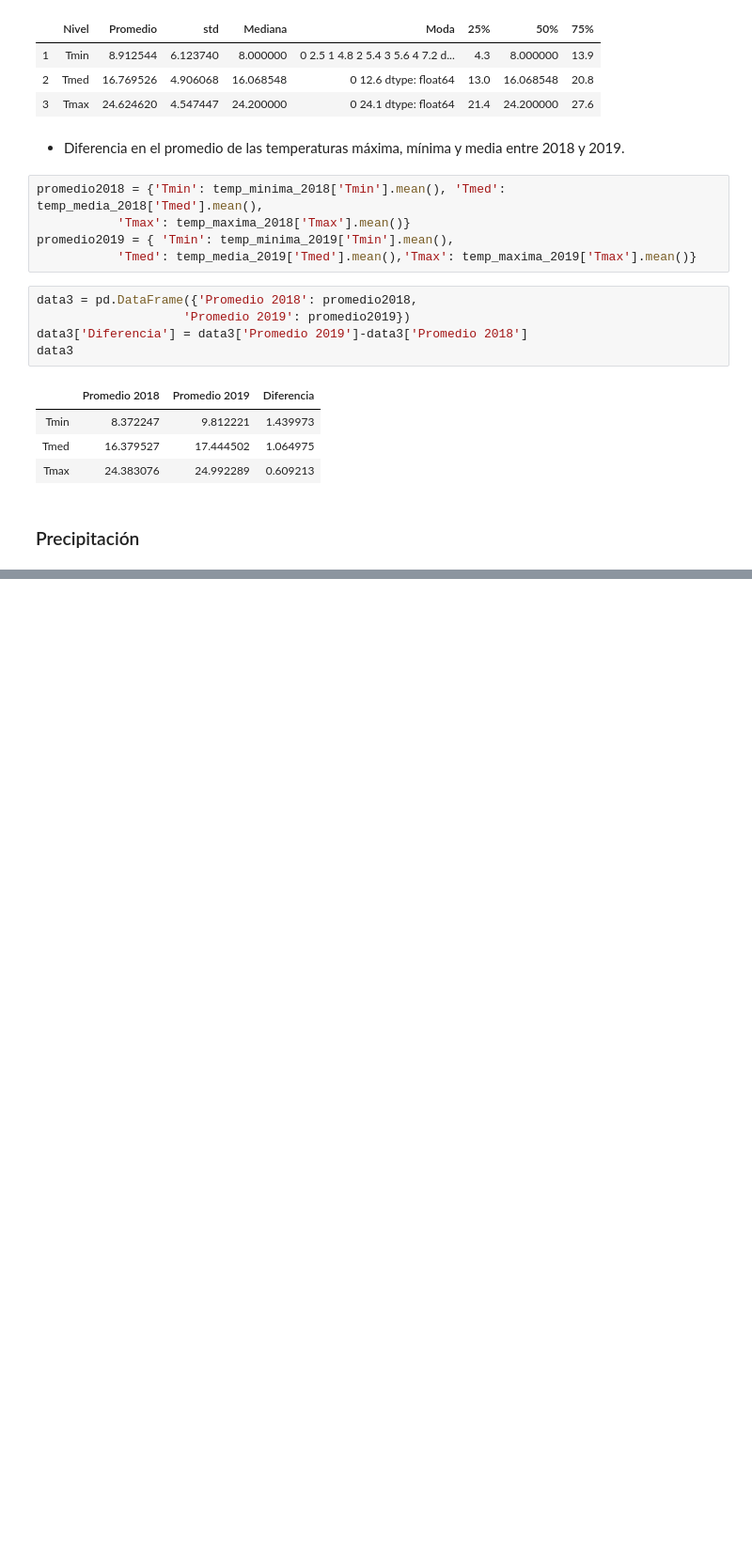
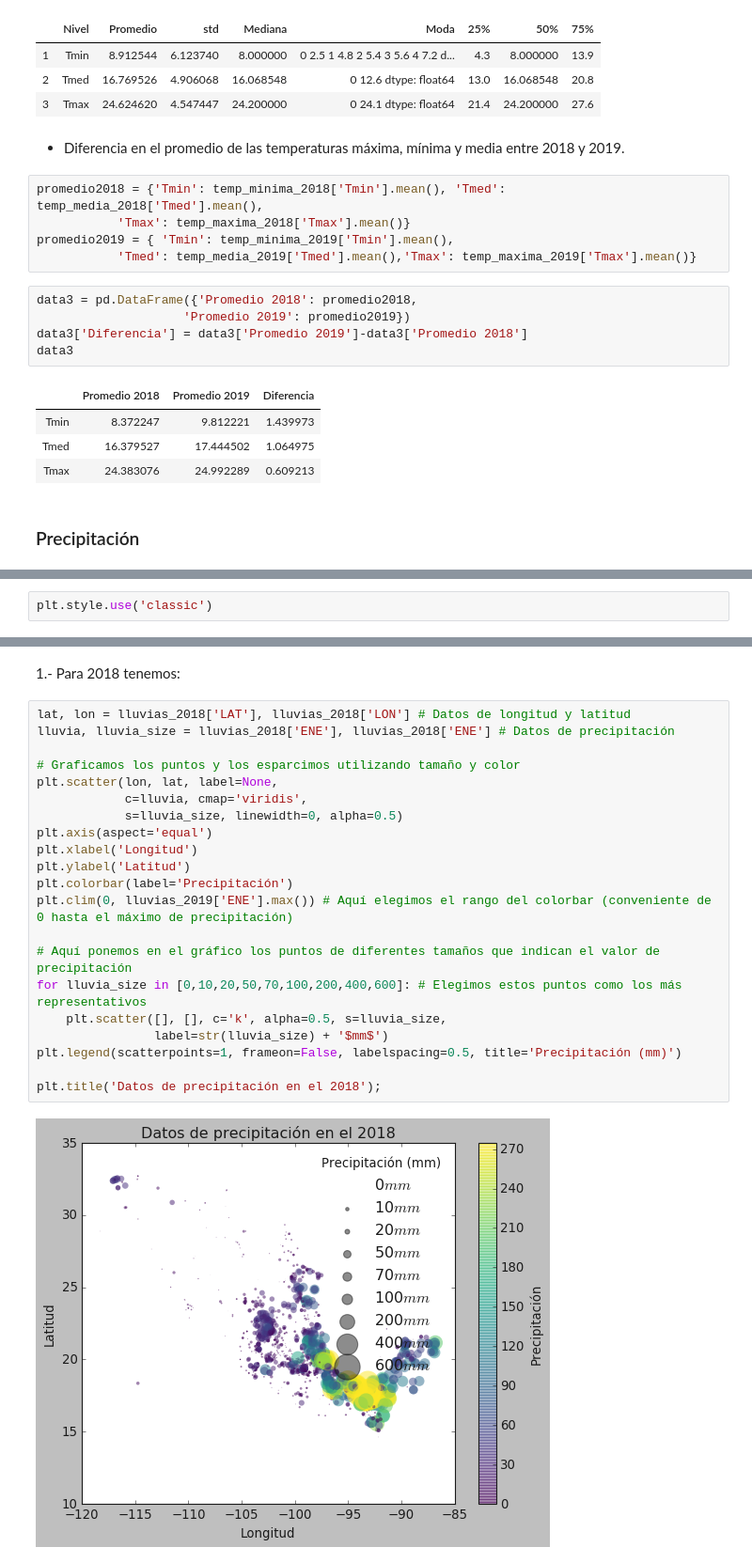
Before and after one commit to DCIDA2019/da2019-anaisabelotodo, a Jupyter notebook: Semana4/Tarea/Tarea4.ipynb, the cells around one changed output, grey strips where cells are left out. Shown at 94% size. Drawn from its saved outputs; the diff is of its cells as text; blank space fills up the shorter version.

```diff
--- a/Semana4/Tarea/Tarea4.ipynb
+++ b/Semana4/Tarea/Tarea4.ipynb
@@ -1136,0 +1268,2 @@ data3
+# %%
+plt.style.use('classic')
@@ -1136,0 +1274,25 @@ data3
+# %% [markdown]
+1.- Para 2018 tenemos:
+# %%
+lat, lon = lluvias_2018['LAT'], lluvias_2018['LON'] # Datos de longitud y latitud
+lluvia, lluvia_size = lluvias_2018['ENE'], lluvias_2018['ENE'] # Datos de precipitación
+
+# Graficamos los puntos y los esparcimos utilizando tamaño y color
+plt.scatter(lon, lat, label=None,
+            c=lluvia, cmap='viridis',
+            s=lluvia_size, linewidth=0, alpha=0.5)
+plt.axis(aspect='equal')
+plt.xlabel('Longitud')
+plt.ylabel('Latitud')
+plt.colorbar(label='Precipitación')
+plt.clim(0, lluvias_2019['ENE'].max()) # Aquí elegimos el rango del colorbar (conveniente de 0 hasta el máximo de precipitación)
+
+# Aquí ponemos en el gráfico los puntos de diferentes tamaños que indican el valor de precipitación
+for lluvia_size in [0,10,20,50,70,100,200,400,600]: # Elegimos estos puntos como los más representativos
+    plt.scatter([], [], c='k', alpha=0.5, s=lluvia_size,
+                label=str(lluvia_size) + '$mm$')
+plt.legend(scatterpoints=1, frameon=False, labelspacing=0.5, title='Precipitación (mm)')
+
+plt.title('Datos de precipitación en el 2018');
+# %% [output]
+[figure, added]
```
Also changed, not shown: parts of 83 cells of this notebook.
